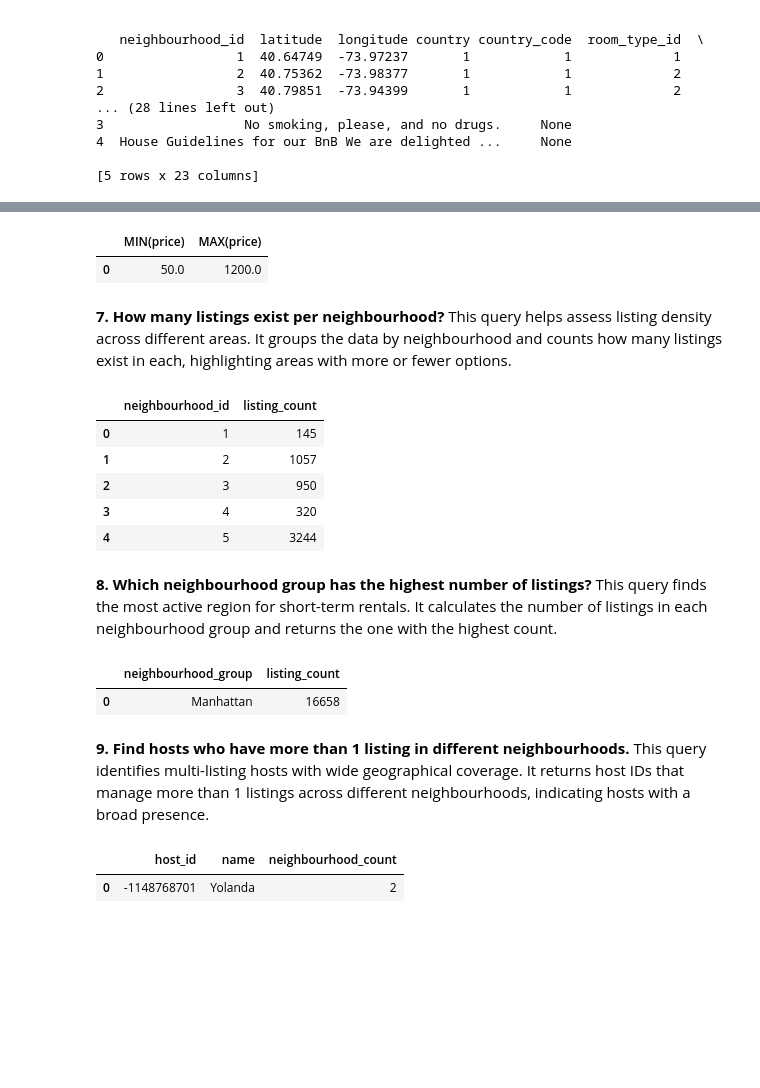
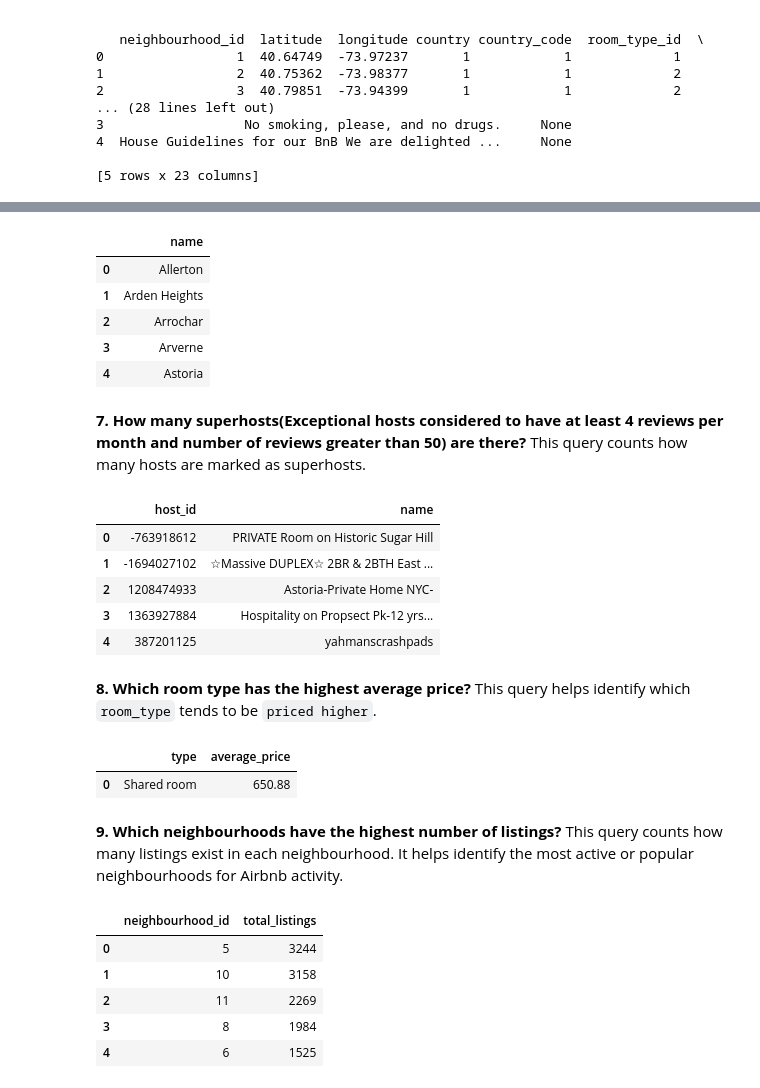
Before and after one commit to HopeMohola/Predict, a Jupyter notebook: Predict Practicals.ipynb, the cells around one changed output, grey strips where cells are left out. Saved outputs shown, nothing was run; the diff lists cells and outputs as text; code cells hidden in the pictures; blank space fills up the shorter version.

```diff
--- a/Predict Practicals.ipynb
+++ b/Predict Practicals.ipynb
@@ -187,65 +204,74 @@ It returns the minimum and maximum listing prices found in the listings table, o
 # %%
-query = "SELECT MIN(price), MAX(price) FROM listings;"
+query = """
+        SELECT DISTINCT name
+        FROM neighbourhoods;"""
 q = pd.read_sql(query, conn)
 
 # Show result
 q.head()
 # %% [output]
-|  | MIN(price) | MAX(price) |
-| 0 | 50.0 | 1200.0 |
+|  | name |
+| 0 | Allerton |
+| 1 | Arden Heights |
+| 2 | Arrochar |
+| 3 | Arverne |
+| 4 | Astoria |
 # %% [markdown]
-**7. How many listings exist per neighbourhood?**
-This query helps assess listing density across different areas.
-It groups the data by neighbourhood and counts how many listings exist in each, highlighting areas with more or fewer options.
+**7. How many superhosts(Exceptional hosts considered to have at least 4 reviews per month and number of reviews greater than 50) are there?**
+This query counts how many hosts are marked as superhosts.
 # %%
-query = "SELECT neighbourhood_id, COUNT(*) AS listing_count FROM listings GROUP BY neighbourhood_id;"
+query = """
+        SELECT DISTINCT host_id, name
+        FROM listings
+        WHERE reviews_per_month >= 4 AND number_of_reviews > 50;"""
 q = pd.read_sql(query, conn)
 
 # Show result
 q.head()
 # %% [output]
-|  | neighbourhood_id | listing_count |
-| 0 | 1 | 145 |
-| 1 | 2 | 1057 |
-| 2 | 3 | 950 |
-| 3 | 4 | 320 |
-| 4 | 5 | 3244 |
+|  | host_id | name |
+| 0 | -763918612 | PRIVATE Room on Historic Sugar Hill |
+| 1 | -1694027102 | ☆Massive DUPLEX☆ 2BR & 2BTH East ... |
+| 2 | 1208474933 | Astoria-Private Home NYC- |
+| 3 | 1363927884 | Hospitality on Propsect Pk-12 yrs... |
+| 4 | 387201125 | yahmanscrashpads |
 # %% [markdown]
-**8. Which neighbourhood group has the highest number of listings?**
-This query finds the most active region for short-term rentals.
-It calculates the number of listings in each neighbourhood group and returns the one with the highest count.
+**8. Which room type has the highest average price?**
+This query helps identify which `room_type` tends to be `priced higher`.
 # %%
 query = """
-    SELECT ng.name AS neighbourhood_group, COUNT(*) AS listing_count
-    FROM listings l
-    JOIN neighbourhoods n ON l.neighbourhood_id = n.id
-    JOIN neighbourhood_groups ng ON n.neighbourhood_group_id = ng.id
-    GROUP BY ng.name
-    ORDER BY listing_count DESC
-    LIMIT 1; """
+        SELECT type, AVG(price) AS average_price
+        FROM listings
+        JOIN room_types ON listings.room_type_id = room_types.id
+        GROUP BY type
+        ORDER BY average_price DESC
+        LIMIT 1;"""
 q = pd.read_sql(query, conn)
 
 # Show result
 q.head()
 # %% [output]
-|  | neighbourhood_group | listing_count |
-| 0 | Manhattan | 16658 |
+|  | type | average_price |
+| 0 | Shared room | 650.88 |
 # %% [markdown]
-**9. Find hosts who have more than 1 listing in different neighbourhoods.**
-This query identifies multi-listing hosts with wide geographical coverage.
-It returns host IDs that manage more than 1 listings across different neighbourhoods, indicating hosts with a broad presence.
+**9. Which neighbourhoods have the highest number of listings?**
+This query counts how many listings exist in each neighbourhood. It helps identify the most active or popular neighbourhoods for Airbnb activity.
 # %%
 query = """
-    SELECT h.id AS host_id, h.name, COUNT(DISTINCT l.neighbourhood_id) AS neighbourhood_count
-    FROM hosts h
-    JOIN listings l ON h.id = l.host_id
-    GROUP BY h.id, h.name
-    HAVING neighbourhood_count > 1;"""
+        SELECT l.neighbourhood_id, COUNT(*) AS total_listings
+        FROM listings l
+        GROUP BY l.neighbourhood_id
+        ORDER BY total_listings DESC
+        LIMIT 5;"""
 q = pd.read_sql(query, conn)
 
 # Show result
 q.head()
 # %% [output]
-|  | host_id | name | neighbourhood_count |
-| 0 | -1148768701 | Yolanda | 2 |
+|  | neighbourhood_id | total_listings |
+| 0 | 5 | 3244 |
+| 1 | 10 | 3158 |
+| 2 | 11 | 2269 |
+| 3 | 8 | 1984 |
+| 4 | 6 | 1525 |
 # %% [markdown]
```
Also changed, not shown: parts of 20 cells of this notebook.
